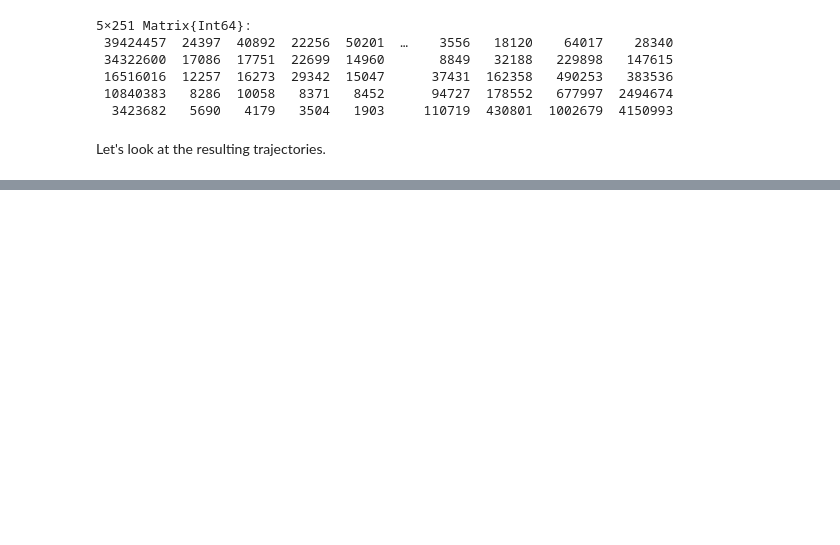
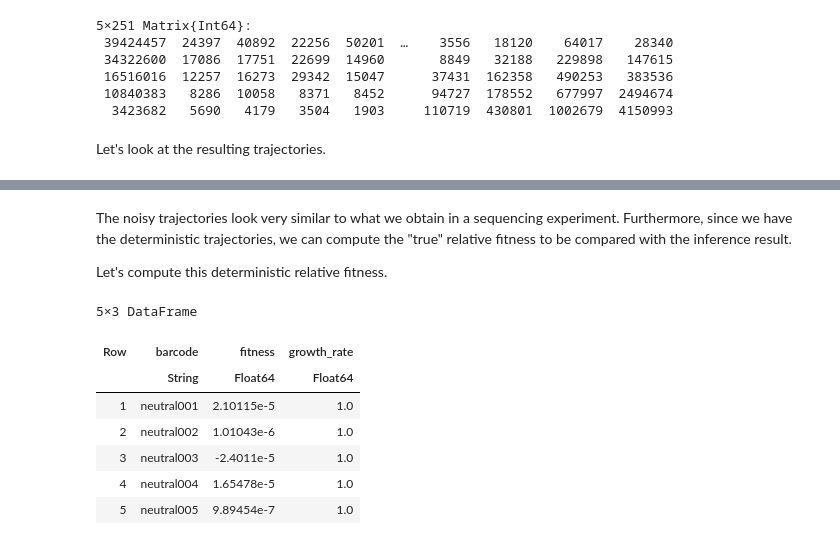
Before and after one commit to mrazomej/bayesian_fitness, a Jupyter notebook: code/exploratory/logistic_growth.ipynb, the cells around one changed output, grey strips where cells are left out. Saved outputs shown, nothing was run; the diff lists cells and outputs as text; code cells hidden in the pictures; blank space fills up the shorter version.

```diff
--- a/code/exploratory/logistic_growth.ipynb
+++ b/code/exploratory/logistic_growth.ipynb
@@ -690,0 +724,40 @@ usually get, except for the level of noise in the measurements.
+# %% [markdown]
+The noisy trajectories look very similar to what we obtain in a sequencing
+experiment. Furthermore, since we have the deterministic trajectories, we can
+compute the "true" relative fitness to be compared with the inference result.
+
+Let's compute this deterministic relative fitness.
+# %%
+# Define barcode name
+bc_names = [
+    ["neutral$(lpad(i, 3,  "0"))" for i = 1:n_neutral]
+    ["mut$(lpad(i, 3,  "0"))" for i = 1:n_mut]
+]
+
+# Take the log of the frequency ratios
+logγ_mat = log.(γ_mat)
+
+# Obtain population mean fitness given the neutrals
+pop_mean_fitness = StatsBase.mean(-logγ_mat[:, 1:n_neutral], dims=2)
+
+# Compute fitness by extracting the population mean fitness from the log
+# frequency ratios and computing the mean of this quantity over time.
+fitness = vec(StatsBase.mean(logγ_mat .- pop_mean_fitness, dims=1))
+
+# Create dataframe with relative fitness and growth rate
+df_fit = DF.DataFrame(
+    :barcode => bc_names,
+    :fitness => fitness .- StatsBase.mean(fitness[1:n_neutral]),
+    :growth_rate => λ̲[2:end]
+)
+
+first(df_fit, 5)
+# %% [output]
+5×3 DataFrame
+| Row | barcode | fitness | growth_rate |
+|  | String | Float64 | Float64 |
+| 1 | neutral001 | 2.10115e-5 | 1.0 |
+| 2 | neutral002 | 1.01043e-6 | 1.0 |
+| 3 | neutral003 | -2.4011e-5 | 1.0 |
+| 4 | neutral004 | 1.65478e-5 | 1.0 |
+| 5 | neutral005 | 9.89454e-7 | 1.0 |
```
Also changed, not shown: parts of 14 cells of this notebook.
